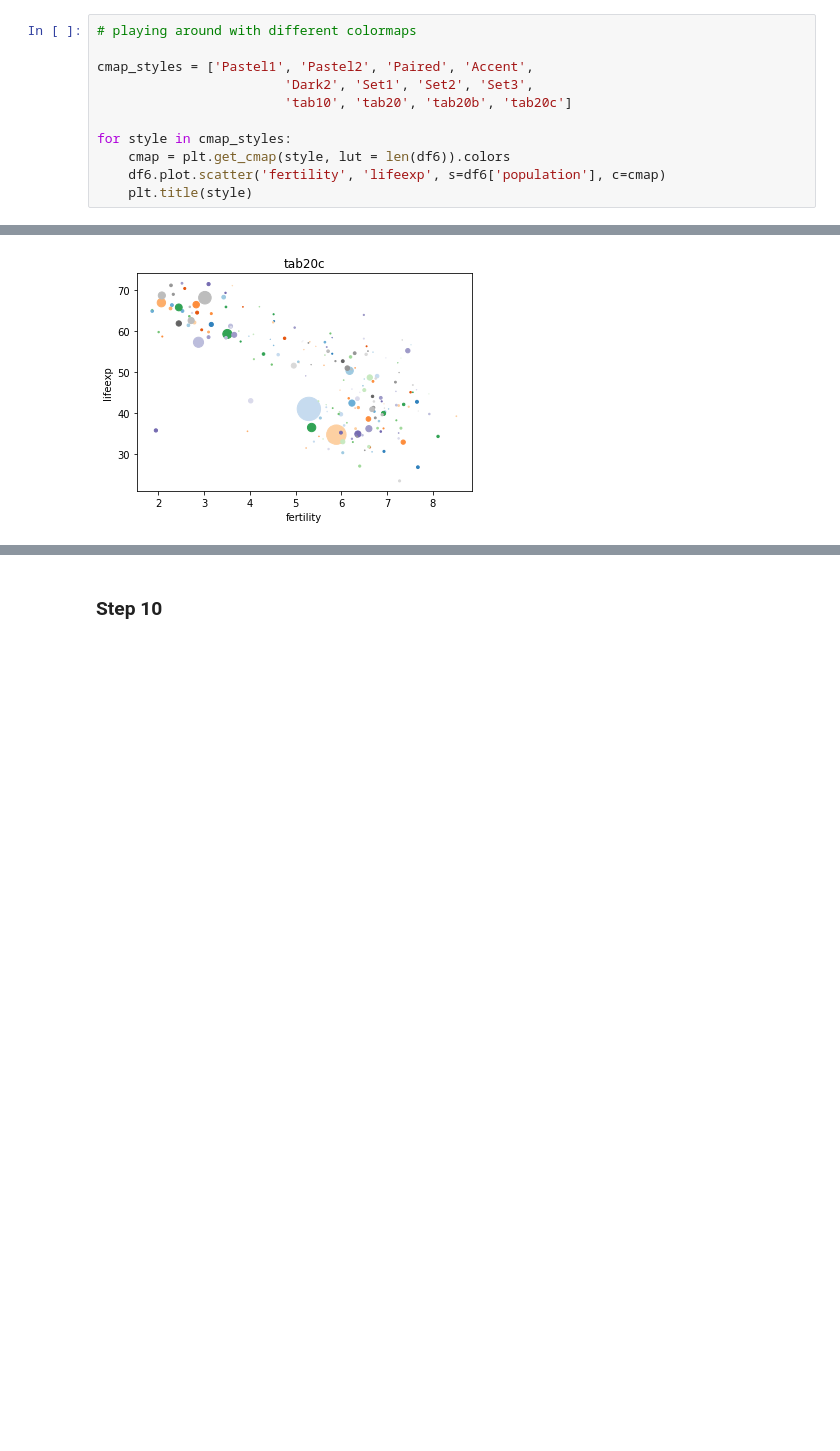
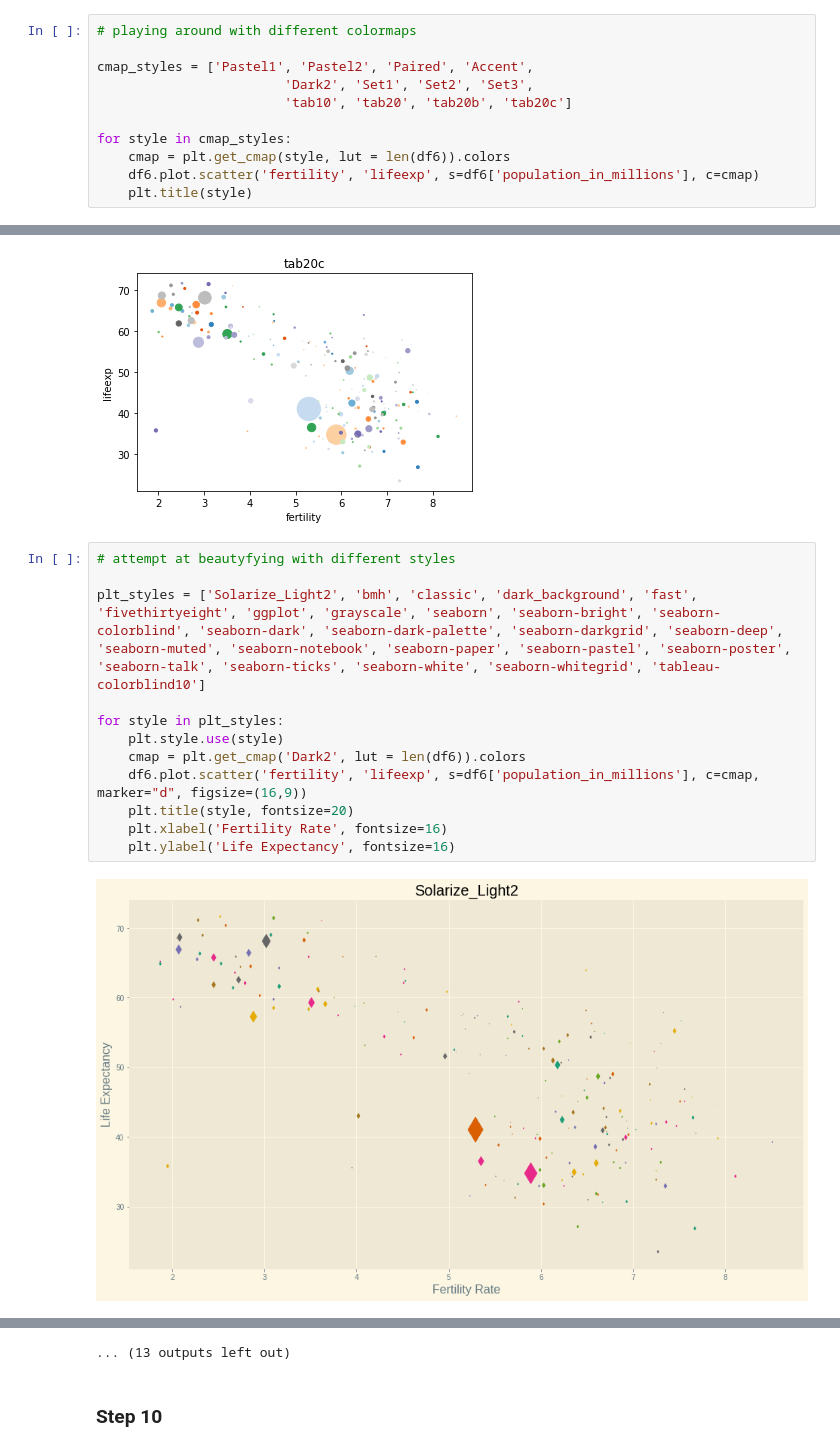
Before and after one commit to senzelden/projects, a Jupyter notebook: gapminder.project.dennis.ipynb, the cells around one changed output, grey strips where cells are left out. Saved outputs shown, nothing was run; the diff lists cells and outputs as text; blank space fills up the shorter version.

```diff
--- a/gapminder.project.dennis.ipynb
+++ b/gapminder.project.dennis.ipynb
@@ -194,7 +197,7 @@ cmap_styles = ['Pastel1', 'Pastel2', 'Paired', 'Accent',
 
 for style in cmap_styles:
     cmap = plt.get_cmap(style, lut = len(df6)).colors
-    df6.plot.scatter('fertility', 'lifeexp', s=df6['population'], c=cmap)
+    df6.plot.scatter('fertility', 'lifeexp', s=df6['population_in_millions'], c=cmap)
     plt.title(style)
 # %% [output]
 [figure]
@@ -209,3 +212,17 @@ for style in cmap_styles:
 [figure]
 [figure]
 [figure]
+# %%
+# attempt at beautyfying with different styles
+
+plt_styles = ['Solarize_Light2', 'bmh', 'classic', 'dark_background', 'fast', 'fivethirtyeight', 'ggplot', 'grayscale', 'seaborn', 'seaborn-bright', 'seaborn-colorblind', 'seaborn-dark', 'seaborn-dark-palette', 'seaborn-darkgrid', 'seaborn-deep', 'seaborn-muted', 'seaborn-notebook', 'seaborn-paper', 'seaborn-pastel', 'seaborn-poster', 'seaborn-talk', 'seaborn-ticks', 'seaborn-white', 'seaborn-whitegrid', 'tableau-colorblind10']
+
+for style in plt_styles:
+    plt.style.use(style)
+    cmap = plt.get_cmap('Dark2', lut = len(df6)).colors
+    df6.plot.scatter('fertility', 'lifeexp', s=df6['population_in_millions'], c=cmap, marker="d", figsize=(16,9))
+    plt.title(style, fontsize=20)
+    plt.xlabel('Fertility Rate', fontsize=16)
+    plt.ylabel('Life Expectancy', fontsize=16)
+# %% [output]
+[figure, added]
@@ -212,3 +240,4 @@ for style in cmap_styles:
+... (13 outputs left out)
 # %% [markdown]
 ### Step 10
 # %%
```
Also changed, not shown: parts of 12 cells of this notebook, 2 other files.
